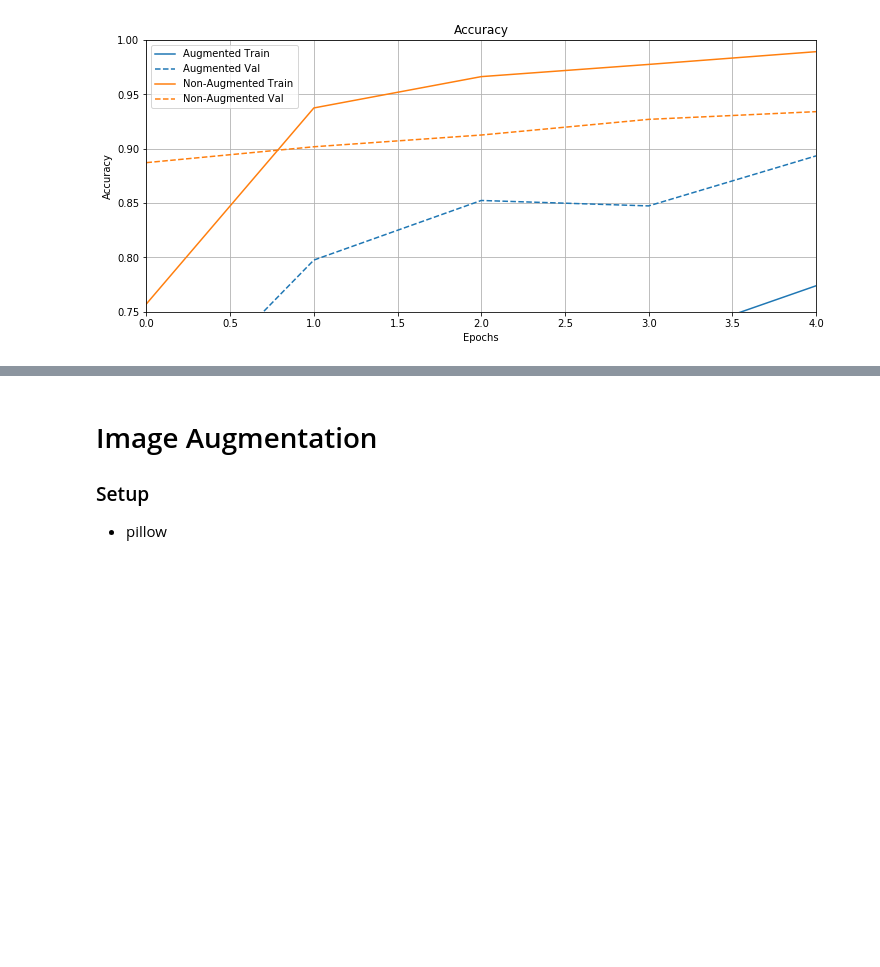
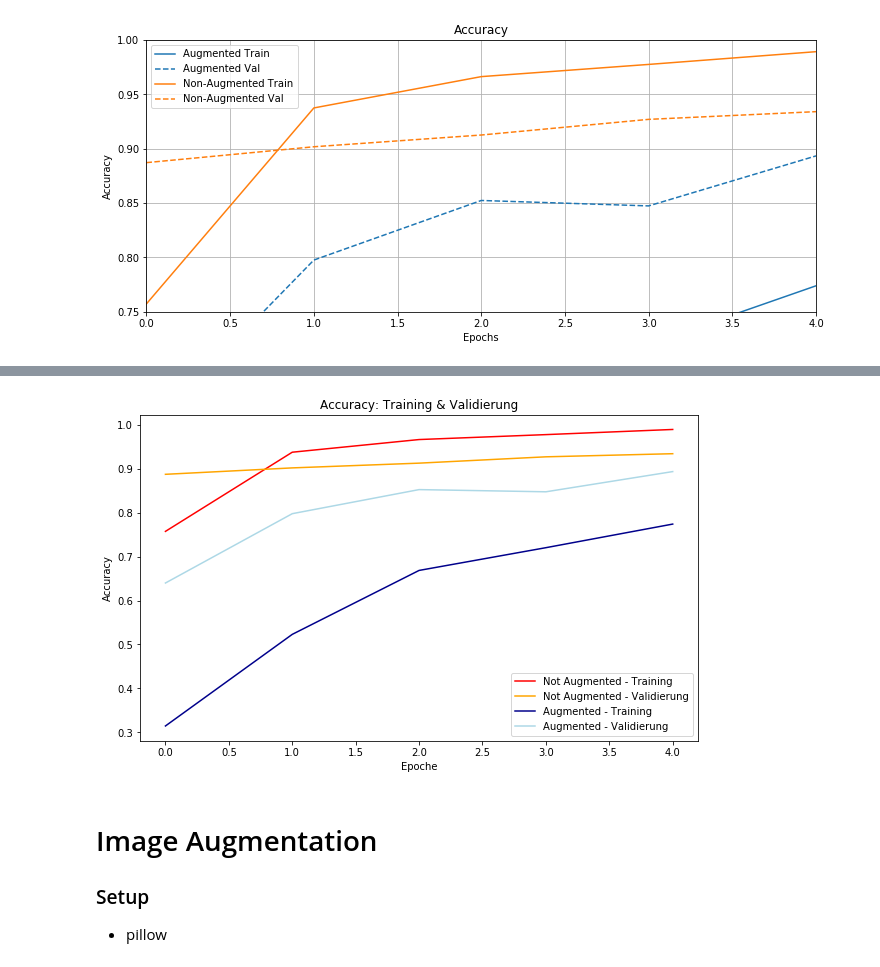
Before and after one commit to MajusLenz/Dogspiracy-machine-learning, a Jupyter notebook: jupyter_notebook/ImageAugmentation.ipynb, the cells around one changed output, grey strips where cells are left out. Saved outputs shown, nothing was run; the diff lists cells and outputs as text; code cells hidden in the pictures; blank space fills up the shorter version.

```diff
--- a/jupyter_notebook/ImageAugmentation.ipynb
+++ b/jupyter_notebook/ImageAugmentation.ipynb
@@ -138,3 +142,17 @@ plt.ylim([0.75,1])
+# %%
+# Ausgabe des Trainingsverlaufs als Diagramm
+plt.figure(figsize = (10, 6))
+plt.plot(range(5), no_aug_history.history["accuracy"], "red", label = "Not Augmented - Training")
+plt.plot(range(5), no_aug_history.history["val_accuracy"], "orange", label = "Not Augmented - Validierung")
+plt.plot(range(5), aug_history.history["accuracy"], "darkblue", label = "Augmented - Training")
+plt.plot(range(5), aug_history.history["val_accuracy"], "lightblue", label = "Augmented - Validierung")
+plt.title("Accuracy: Training & Validierung")
+plt.ylabel("Accuracy")
+plt.xlabel("Epoche")
+plt.legend()
+plt.show()
+# %% [output]
+[figure, added]
 # %% [markdown]
 # Image Augmentation
 ### Setup
```
Also changed, not shown: parts of 2 cells of this notebook.
